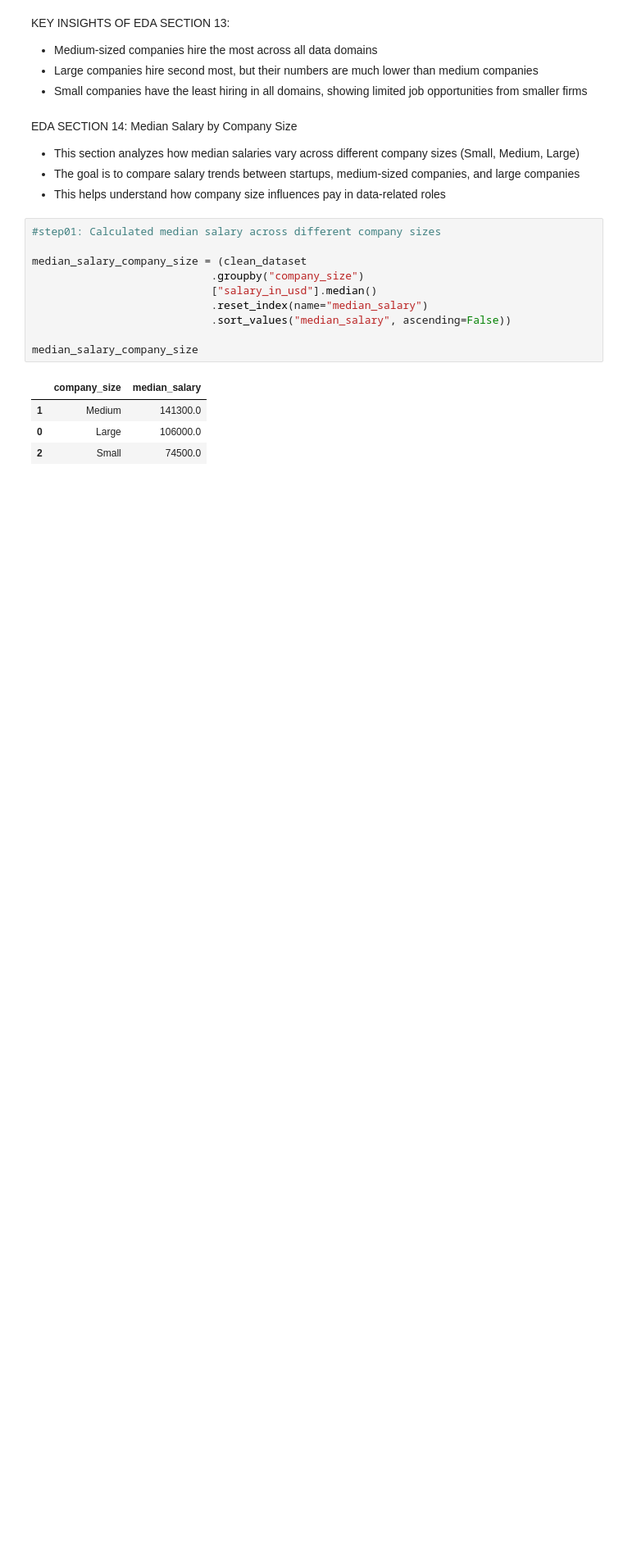
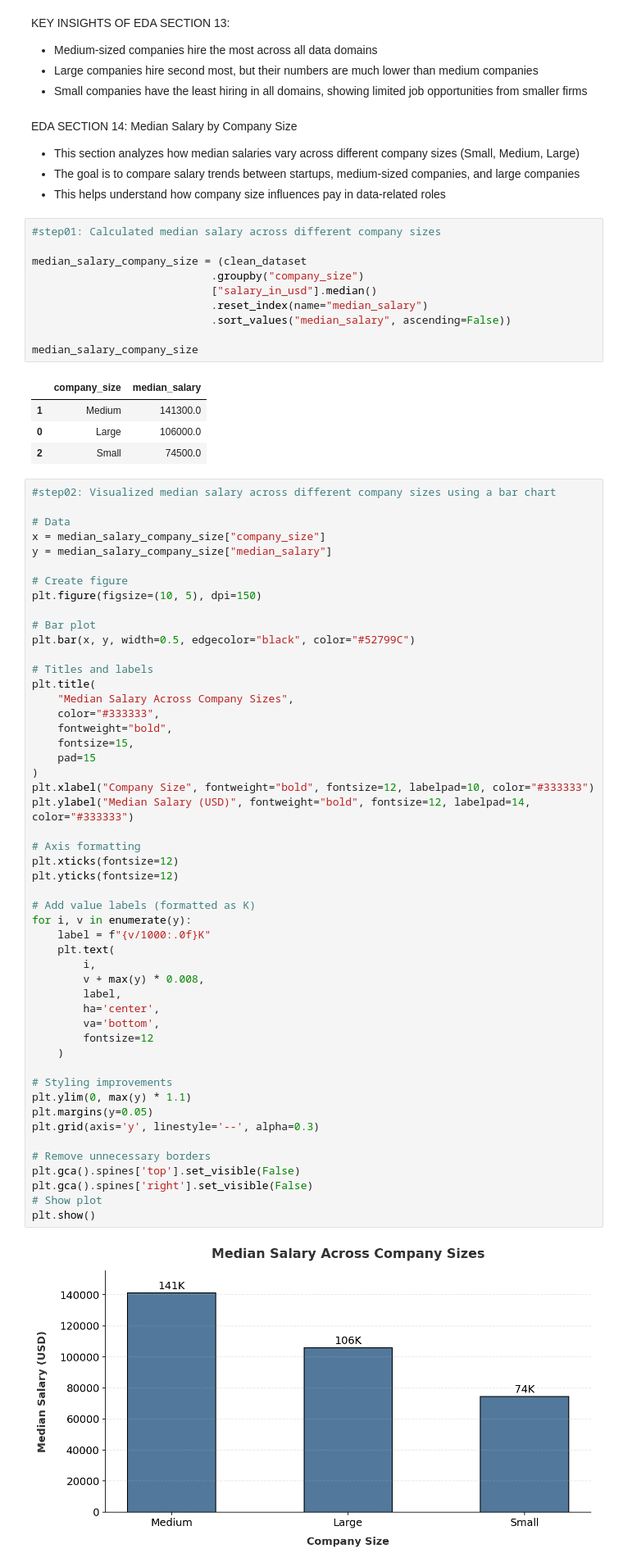
Before and after one commit to Chauhanekta21/Data_Job_Market_Analysis, a Jupyter notebook: main_file.ipynb, the cells around one changed output. Shown at 82% size. Saved outputs shown, nothing was run; the diff lists cells and outputs as text; blank space fills up the shorter version.

```diff
--- a/main_file.ipynb
+++ b/main_file.ipynb
@@ -1720,3 +1720,55 @@ median_salary_company_size
 | 1 | Medium | 141300.0 |
 | 0 | Large | 106000.0 |
 | 2 | Small | 74500.0 |
+# %%
+#step02: Visualized median salary across different company sizes using a bar chart
+
+# Data
+x = median_salary_company_size["company_size"]
+y = median_salary_company_size["median_salary"]
+
+# Create figure
+plt.figure(figsize=(10, 5), dpi=150)
+
+# Bar plot
+plt.bar(x, y, width=0.5, edgecolor="black", color="#52799C")
+
+# Titles and labels
+plt.title(
+    "Median Salary Across Company Sizes",
+    color="#333333",
+    fontweight="bold",
+    fontsize=15,
+    pad=15
+)
+plt.xlabel("Company Size", fontweight="bold", fontsize=12, labelpad=10, color="#333333")
+plt.ylabel("Median Salary (USD)", fontweight="bold", fontsize=12, labelpad=14, color="#333333")
+
+# Axis formatting
+plt.xticks(fontsize=12)
+plt.yticks(fontsize=12)
+
+# Add value labels (formatted as K)
+for i, v in enumerate(y):
+    label = f"{v/1000:.0f}K"
+    plt.text(
+        i,
+        v + max(y) * 0.008,
+        label,
+        ha='center',
+        va='bottom',
+        fontsize=12
+    )
+
+# Styling improvements
+plt.ylim(0, max(y) * 1.1)
+plt.margins(y=0.05)
+plt.grid(axis='y', linestyle='--', alpha=0.3)
+
+# Remove unnecessary borders
+plt.gca().spines['top'].set_visible(False)
+plt.gca().spines['right'].set_visible(False)
+# Show plot
+plt.show()
+# %% [output]
+[figure, added]
```
Also changed, not shown: parts of 1 cell of this notebook.
